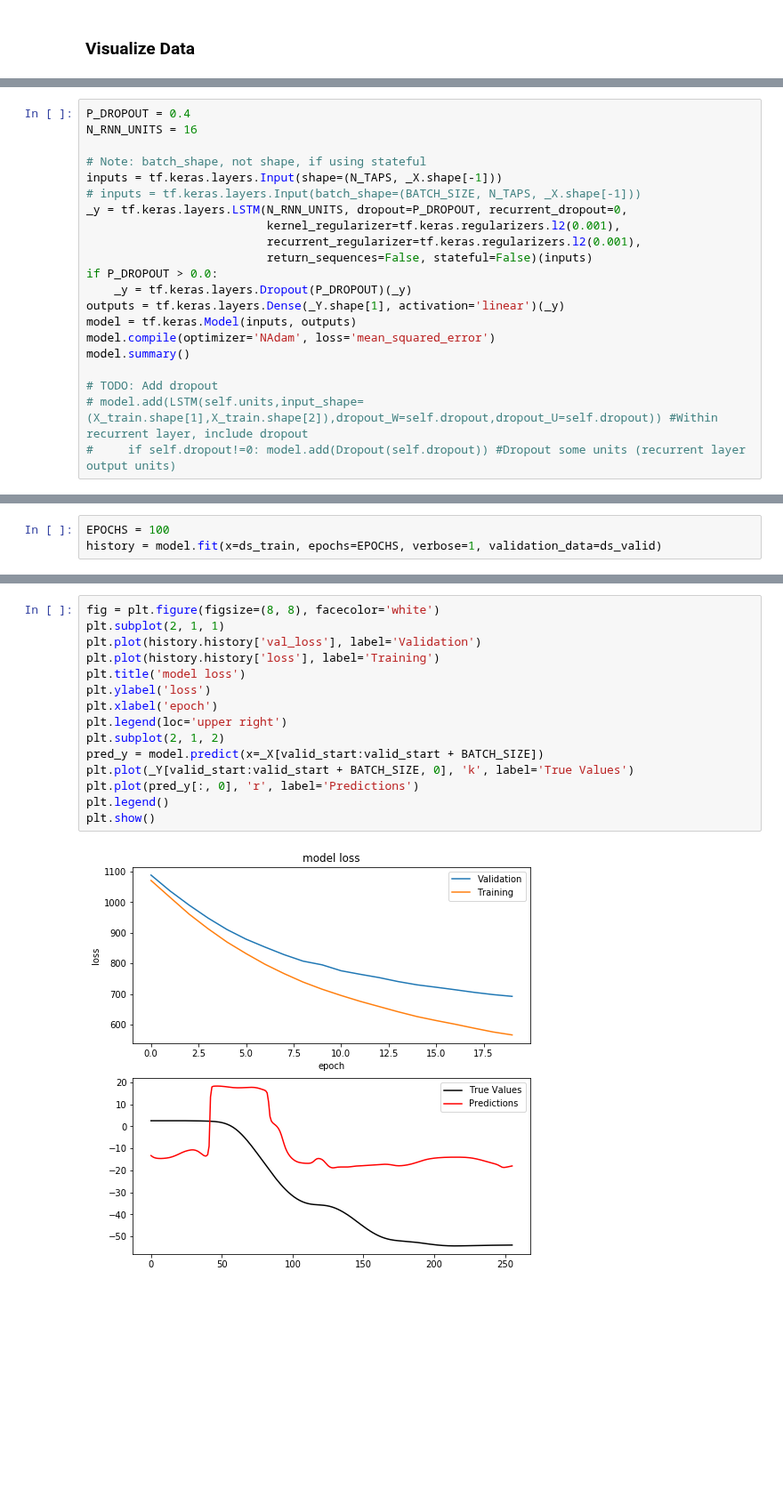
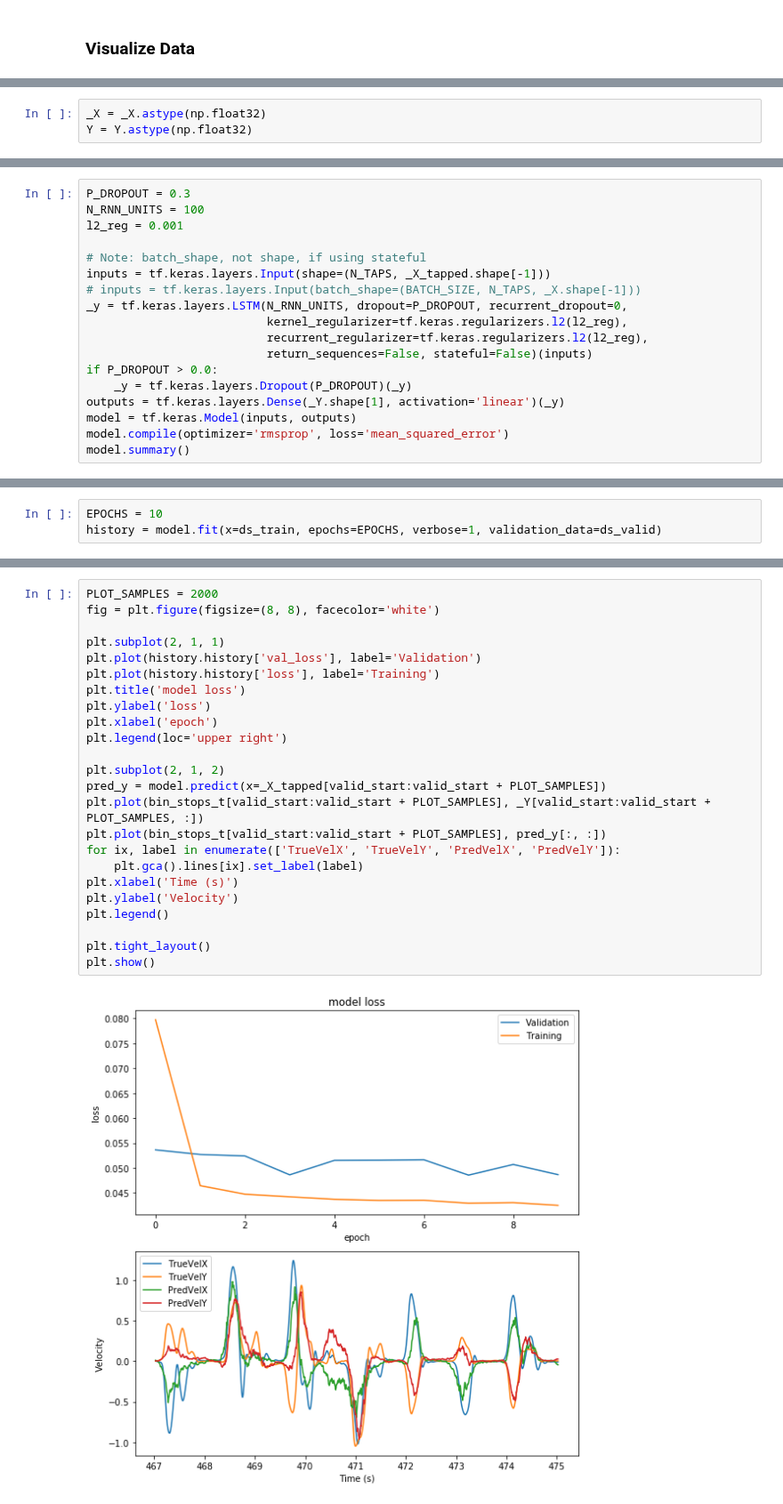
Before and after one commit to SachsLab/IntracranialNeurophysDL, a Jupyter notebook: notebooks/05_02_LSTM_and_GRU.ipynb, the cells around one changed output, grey strips where cells are left out. Shown at 89% size. Cells and saved outputs as stored; diff of their text form; blank space fills up the shorter version.

Commit message:
LSTM working.

```diff
--- a/notebooks/05_02_LSTM_and_GRU.ipynb
+++ b/notebooks/05_02_LSTM_and_GRU.ipynb
@@ -167,0 +177,3 @@ Finally, we split into training and validation sets. This time we do not shuffle
+# %%
+_X = _X.astype(np.float32)
+Y = Y.astype(np.float32)
@@ -231,24 +266,21 @@ This will probably change, but the unification of LSTM APIs in TensorFlow 2.0 me
 5. use_bias is True
 6. No use of masking.
 # %%
-P_DROPOUT = 0.4
-N_RNN_UNITS = 16
+P_DROPOUT = 0.3
+N_RNN_UNITS = 100
+l2_reg = 0.001
 
 # Note: batch_shape, not shape, if using stateful
-inputs = tf.keras.layers.Input(shape=(N_TAPS, _X.shape[-1]))
+inputs = tf.keras.layers.Input(shape=(N_TAPS, _X_tapped.shape[-1]))
 # inputs = tf.keras.layers.Input(batch_shape=(BATCH_SIZE, N_TAPS, _X.shape[-1]))
 _y = tf.keras.layers.LSTM(N_RNN_UNITS, dropout=P_DROPOUT, recurrent_dropout=0,
-                          kernel_regularizer=tf.keras.regularizers.l2(0.001),
-                          recurrent_regularizer=tf.keras.regularizers.l2(0.001),
+                          kernel_regularizer=tf.keras.regularizers.l2(l2_reg),
+                          recurrent_regularizer=tf.keras.regularizers.l2(l2_reg),
                           return_sequences=False, stateful=False)(inputs)
 if P_DROPOUT > 0.0:
     _y = tf.keras.layers.Dropout(P_DROPOUT)(_y)
 outputs = tf.keras.layers.Dense(_Y.shape[1], activation='linear')(_y)
 model = tf.keras.Model(inputs, outputs)
-model.compile(optimizer='NAdam', loss='mean_squared_error')
+model.compile(optimizer='rmsprop', loss='mean_squared_error')
 model.summary()
-
-# TODO: Add dropout
-# model.add(LSTM(self.units,input_shape=(X_train.shape[1],X_train.shape[2]),dropout_W=self.dropout,dropout_U=self.dropout)) #Within recurrent layer, include dropout
-#     if self.dropout!=0: model.add(Dropout(self.dropout)) #Dropout some units (recurrent layer output units)
 # %% [output]
@@ -270,6 +302,6 @@ Trainable params: 6,754
 Non-trainable params: 0
 _________________________________________________________________
 # %%
-EPOCHS = 100
+EPOCHS = 10
 history = model.fit(x=ds_train, epochs=EPOCHS, verbose=1, validation_data=ds_valid)
 # %% [output]
@@ -295,17 +318,26 @@ KeyboardInterrupt:
 # %%
+PLOT_SAMPLES = 2000
 fig = plt.figure(figsize=(8, 8), facecolor='white')
+
 plt.subplot(2, 1, 1)
 plt.plot(history.history['val_loss'], label='Validation')
 plt.plot(history.history['loss'], label='Training')
 plt.title('model loss')
 plt.ylabel('loss')
 plt.xlabel('epoch')
 plt.legend(loc='upper right')
+
 plt.subplot(2, 1, 2)
-pred_y = model.predict(x=_X[valid_start:valid_start + BATCH_SIZE])
-plt.plot(_Y[valid_start:valid_start + BATCH_SIZE, 0], 'k', label='True Values')
-plt.plot(pred_y[:, 0], 'r', label='Predictions')
+pred_y = model.predict(x=_X_tapped[valid_start:valid_start + PLOT_SAMPLES])
+plt.plot(bin_stops_t[valid_start:valid_start + PLOT_SAMPLES], _Y[valid_start:valid_start + PLOT_SAMPLES, :])
+plt.plot(bin_stops_t[valid_start:valid_start + PLOT_SAMPLES], pred_y[:, :])
+for ix, label in enumerate(['TrueVelX', 'TrueVelY', 'PredVelX', 'PredVelY']):
+    plt.gca().lines[ix].set_label(label)
+plt.xlabel('Time (s)')
+plt.ylabel('Velocity')
 plt.legend()
+
+plt.tight_layout()
 plt.show()
 # %% [output]
-[figure, old version]
+[figure, new version]
```
Also changed, not shown: parts of 22 cells of this notebook.
